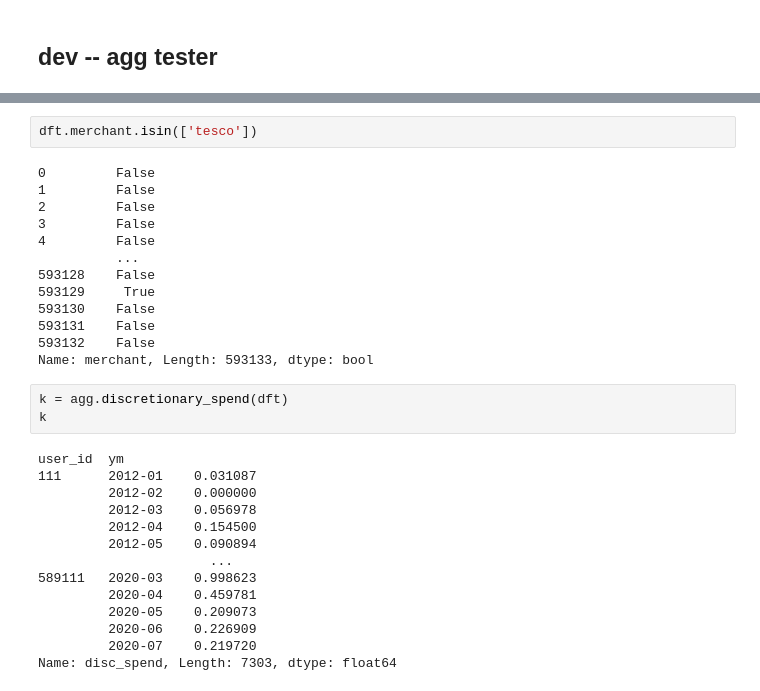
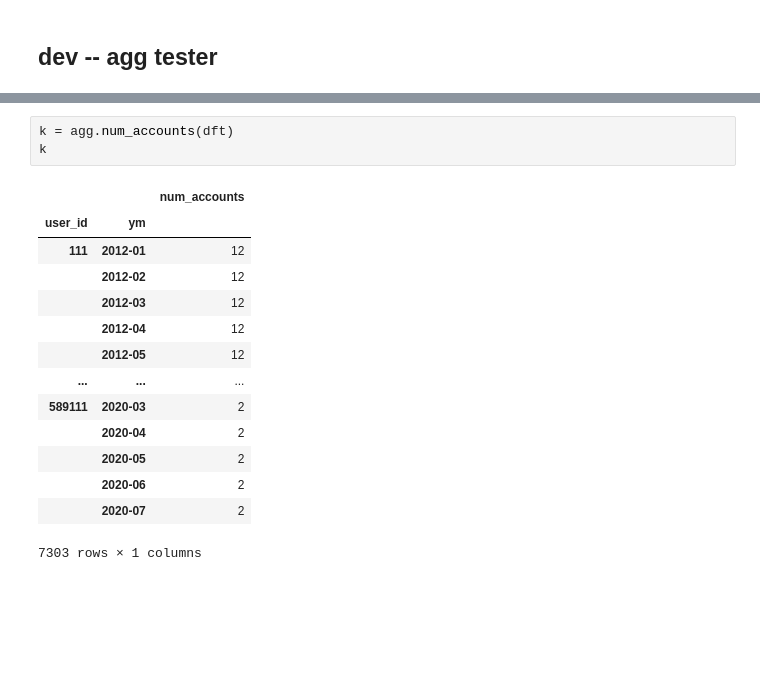
Before and after one commit to fabiangunzinger/mdb_eval, a Jupyter notebook: notebooks/scratchpad.ipynb, the cells around one changed output, grey strips where cells are left out. Saved outputs shown, nothing was run; the diff lists cells and outputs as text; blank space fills up the shorter version.

```diff
--- a/notebooks/scratchpad.ipynb
+++ b/notebooks/scratchpad.ipynb
@@ -103,32 +69,18 @@ dft
-# %%
-dft.merchant.isin(['tesco'])
-# %% [output]
-0         False
-1         False
-2         False
-3         False
-4         False
-          ...
-593128    False
-593129     True
-593130    False
-593131    False
-593132    False
-Name: merchant, Length: 593133, dtype: bool
 # %%
-k = agg.discretionary_spend(dft)
+k = agg.num_accounts(dft)
 k
 # %% [output]
+|  |  | num_accounts |
+| user_id | ym |  |
+| 111 | 2012-01 | 12 |
+|  | 2012-02 | 12 |
+|  | 2012-03 | 12 |
+|  | 2012-04 | 12 |
+|  | 2012-05 | 12 |
+| ... | ... | ... |
+| 589111 | 2020-03 | 2 |
+|  | 2020-04 | 2 |
+|  | 2020-05 | 2 |
+|  | 2020-06 | 2 |
+|  | 2020-07 | 2 |
-user_id  ym
-111      2012-01    0.031087
-         2012-02    0.000000
-         2012-03    0.056978
-         2012-04    0.154500
-         2012-05    0.090894
-                      ...
-589111   2020-03    0.998623
-         2020-04    0.459781
-         2020-05    0.209073
-         2020-06    0.226909
-         2020-07    0.219720
-Name: disc_spend, Length: 7303, dtype: float64
+7303 rows × 1 columns
```
Also changed, not shown: parts of 11 cells of this notebook, 13 other files.
